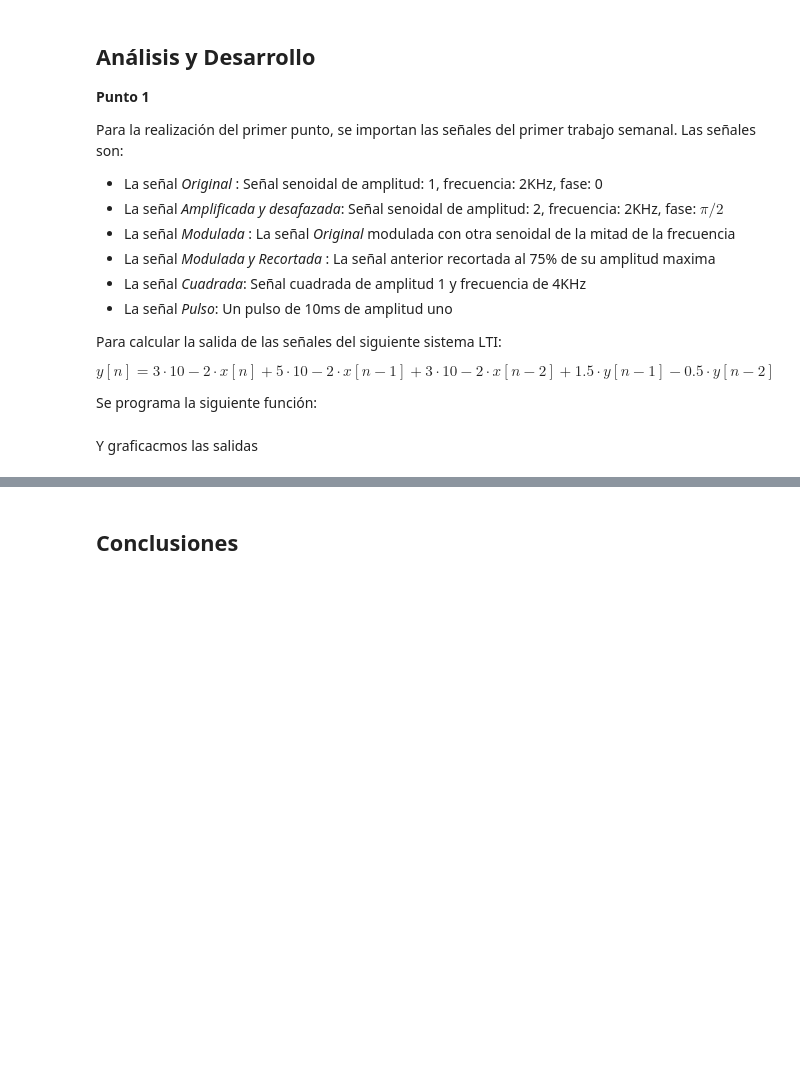
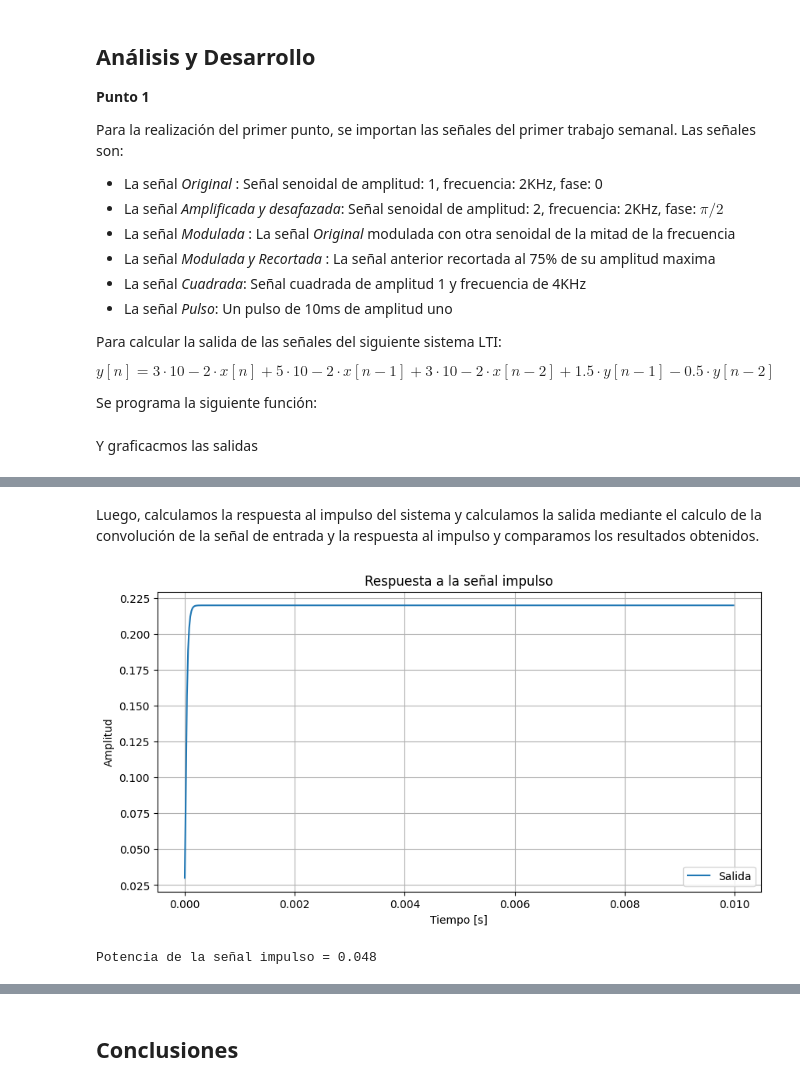
Before and after one commit to ArturoHuber1/APS, a Jupyter notebook: TS2/TS2_Huber.ipynb, the cells around one changed output, grey strips where cells are left out. Saved outputs shown, nothing was run; the diff lists cells and outputs as text; code cells hidden in the pictures; blank space fills up the shorter version.

```diff
--- a/TS2/TS2_Huber.ipynb
+++ b/TS2/TS2_Huber.ipynb
@@ -172,0 +163,12 @@ array([0.03      , 0.125     , 0.2825    , 0.47125   , 0.675625  ,
+# %% [markdown]
+Luego, calculamos la respuesta al impulso del sistema y calculamos la salida mediante el calculo de la convolución de la señal de entrada y la respuesta al impulso y comparamos los resultados obtenidos.
+# %%
+# Generar la señal impulso y su respuesta
+
+impulso = np.zeros(N)
+impulso[0] = 1
+
+h = sistema_lti(impulso, "impulso")                    # h: respuesta al impulso
+# %% [output]
+[figure, added]
+Potencia de la señal impulso = 0.048
```
Also changed, not shown: parts of 6 cells of this notebook, 1 other file.
